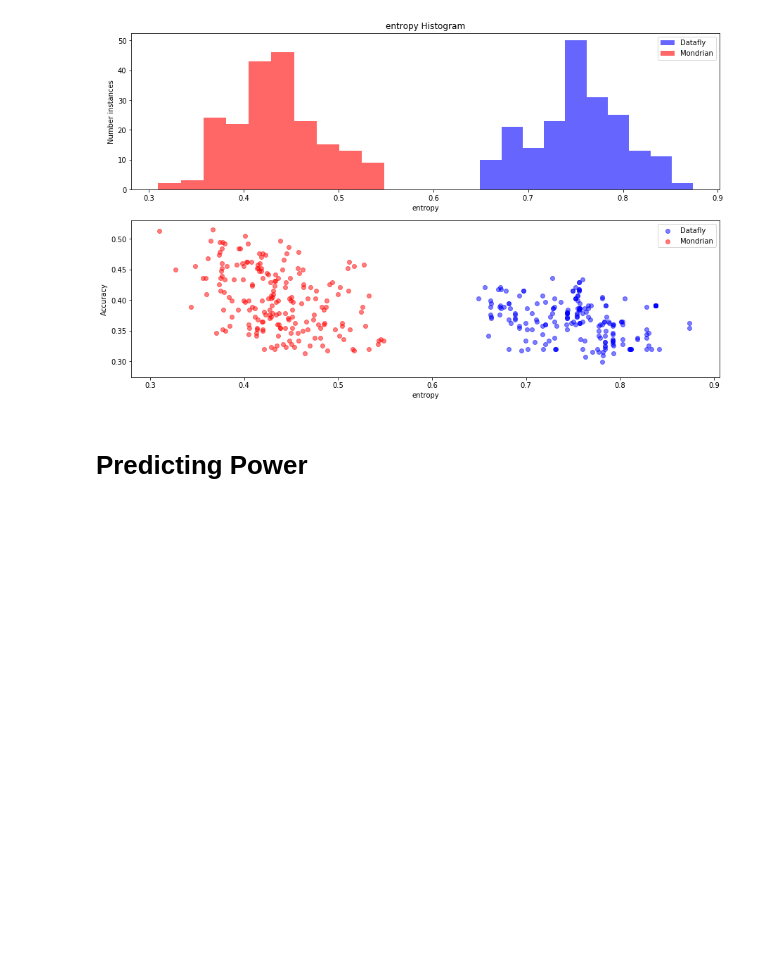
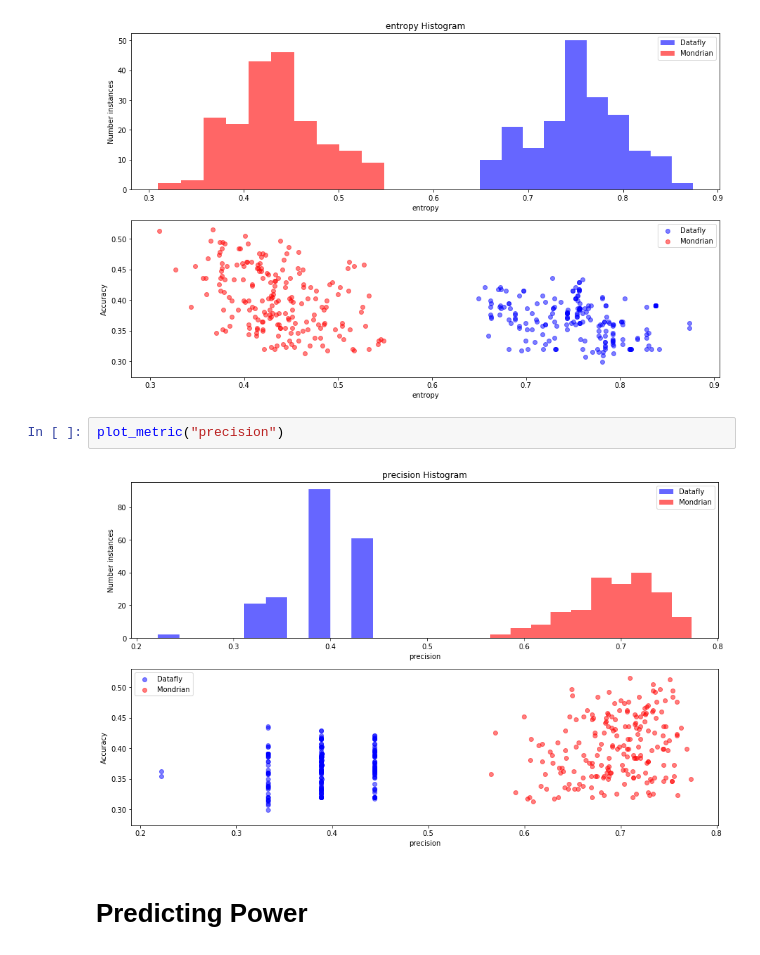
Before and after one commit to Deeep12345/Entropy_utility_measure, a Jupyter notebook: code/results/birth_randoms/analysis.ipynb, the cells around one changed output. Drawn from its saved outputs; the diff is of its cells as text; blank space fills up the shorter version.

```diff
--- a/code/results/birth_randoms/analysis.ipynb
+++ b/code/results/birth_randoms/analysis.ipynb
@@ -57,6 +47,10 @@ plot_metric("cm")
 plot_metric("entropy")
 # %% [output]
 [figure]
+# %%
+plot_metric("precision")
+# %% [output]
+[figure, added]
 # %% [markdown]
 # Predicting Power
 # %%
```
Also changed, not shown: parts of 24 cells of this notebook, 8 other files.
